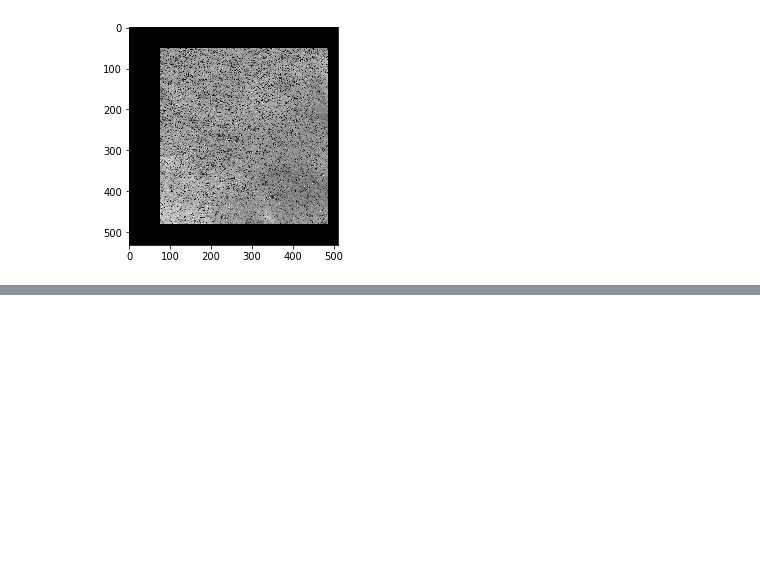
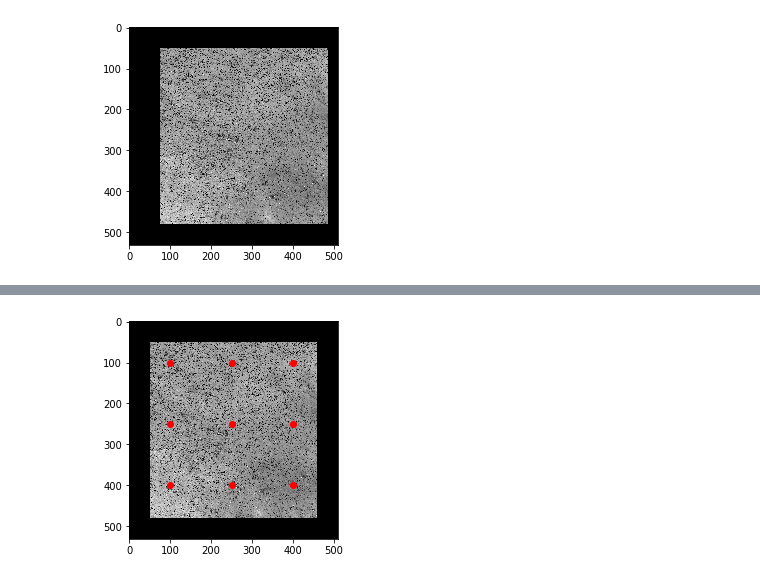
Before and after one commit to mfkiwl/splineDIC, a Jupyter notebook: notebooks/exploratory/stp_explore_NURBS_DIC.ipynb, the cells around one changed output, grey strips where cells are left out. Drawn from its saved outputs; the diff is of its cells as text; code cells hidden in the pictures; blank space fills up the shorter version.

```diff
--- a/notebooks/exploratory/stp_explore_NURBS_DIC.ipynb
+++ b/notebooks/exploratory/stp_explore_NURBS_DIC.ipynb
@@ -83,0 +118,12 @@ plt.imshow(transx_im, cmap='gray')
+# %%
+# Plot the mesh nodes on the original image
+# Would be nice to be able to visualize full mesh
+x_coord = np.array([subregion_indices[0], subregion_indices[1], np.mean((subregion_indices[0], subregion_indices[1]))])
+y_coord = np.array([subregion_indices[2], subregion_indices[3], np.mean((subregion_indices[2], subregion_indices[3]))])
+x, y = np.meshgrid(x_coord, y_coord)
+fig, ax = plt.subplots()
+ax.imshow(ref_image, cmap='gray')
+ax.plot(x, y, 'o', color='red')
+plt.show()
+# %% [output]
+[figure, added]
```
Also changed, not shown: parts of 15 cells of this notebook.
